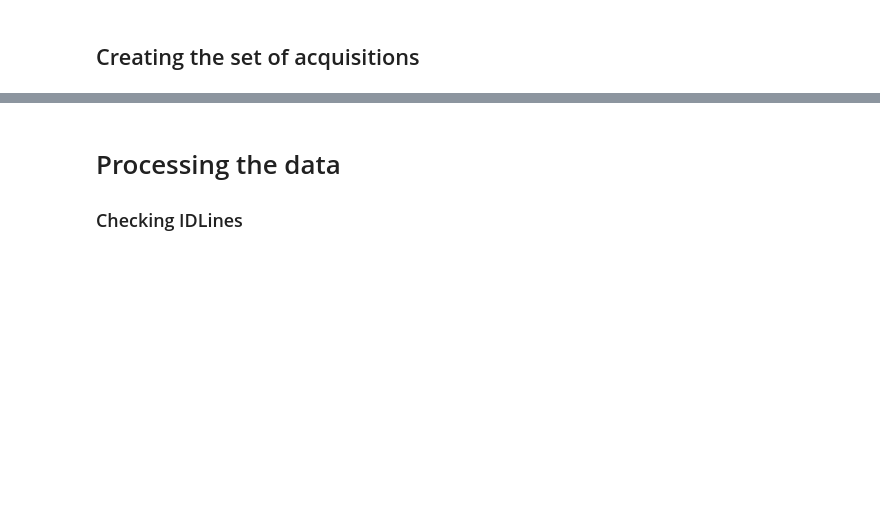
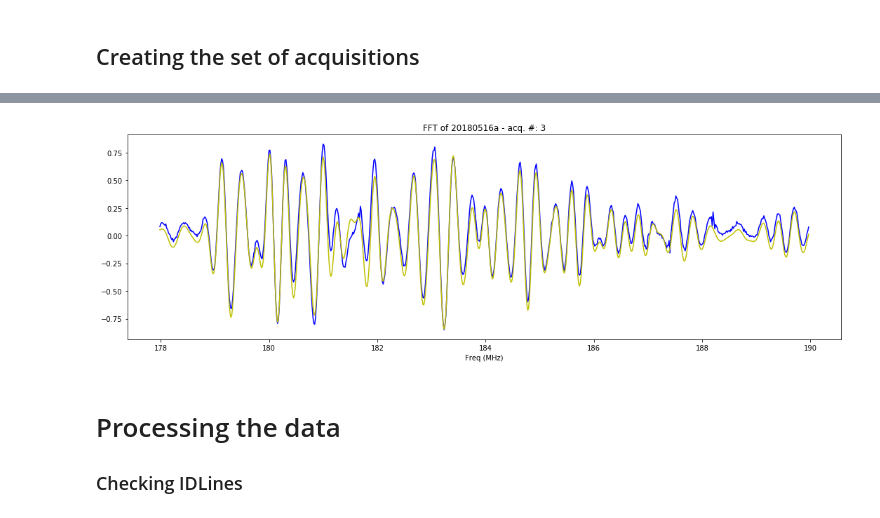
Before and after one commit to kelu124/echomods, a Jupyter notebook: matty/20180516a/20180516a-Client.ipynb, the cells around one changed output, grey strips where cells are left out. Saved outputs shown, nothing was run; the diff lists cells and outputs as text; code cells hidden in the pictures; blank space fills up the shorter version.

```diff
--- a/matty/20180516a/20180516a-Client.ipynb
+++ b/matty/20180516a/20180516a-Client.ipynb
@@ -231,3 +296,13 @@ x.experiment
+# %%
+plt.figure(figsize=(15,5))
+plt.plot(x.t[12799*178/200:12799*190/200], x.tmp[12799*178/200:12799*190/200], 'b-')
+plt.plot(x.t[12799*178/200:12799*190/200], x.SignalFiltered[12799*178/200:12799*190/200], 'y-')
+plt.title( "FFT of "+x.iD + " - acq. #: "+ str(x.N))
+plt.xlabel('Freq (MHz)')
+plt.tight_layout()
+plt.show()
+# %% [output]
+[figure, added]
 # %% [markdown]
 # Processing the data
 
```
Also changed, not shown: parts of 10 cells of this notebook, 25 other files.
